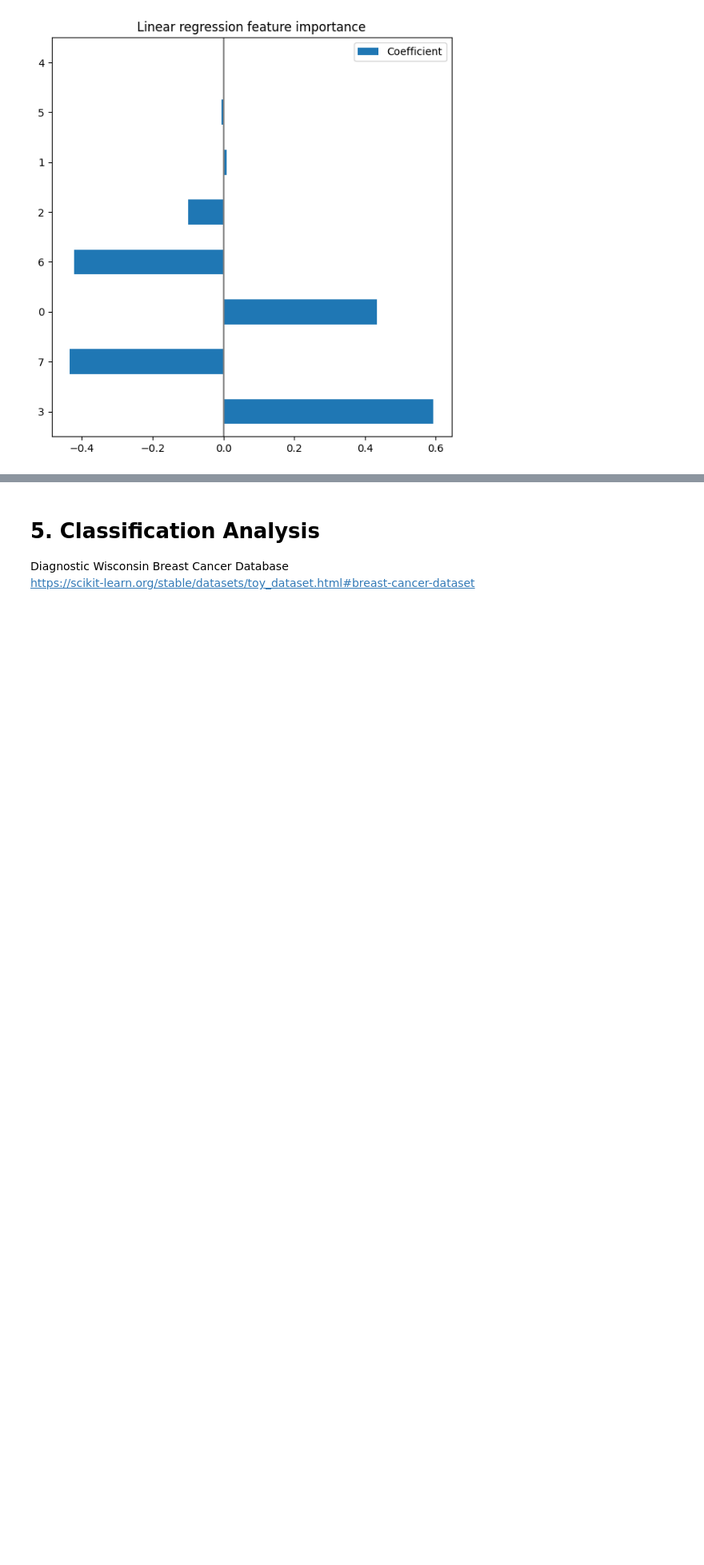
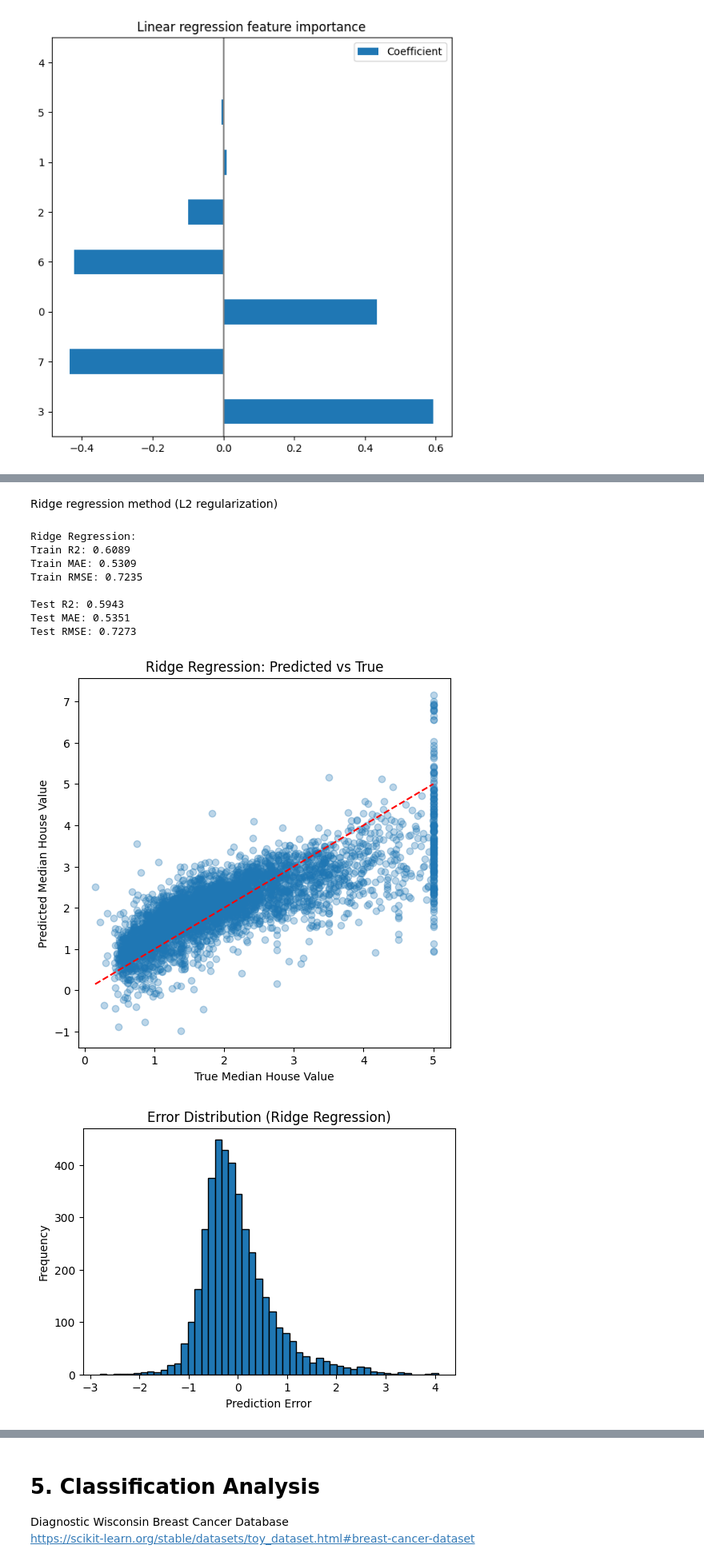
Before and after one commit to deskk/MIS_project1, a Jupyter notebook: project1.ipynb, the cells around one changed output, grey strips where cells are left out. Shown at 80% size. Saved outputs shown, nothing was run; the diff lists cells and outputs as text; code cells hidden in the pictures; blank space fills up the shorter version.

```diff
--- a/project1.ipynb
+++ b/project1.ipynb
@@ -125,0 +198,16 @@ plt.subplots_adjust(left=0.3)
+# %% [markdown]
+Ridge regression method (L2 regularization)
+# %%
+ridge = Ridge()
+ridge_results = other_regressions(ridge, X_train, y_train, X_test, y_test, "Ridge Regression")
+# %% [output]
+Ridge Regression:
+Train R2: 0.6089
+Train MAE: 0.5309
+Train RMSE: 0.7235
+
+Test R2: 0.5943
+Test MAE: 0.5351
+Test RMSE: 0.7273
+[figure, added]
+[figure, added]
```
Also changed, not shown: parts of 9 cells of this notebook.
